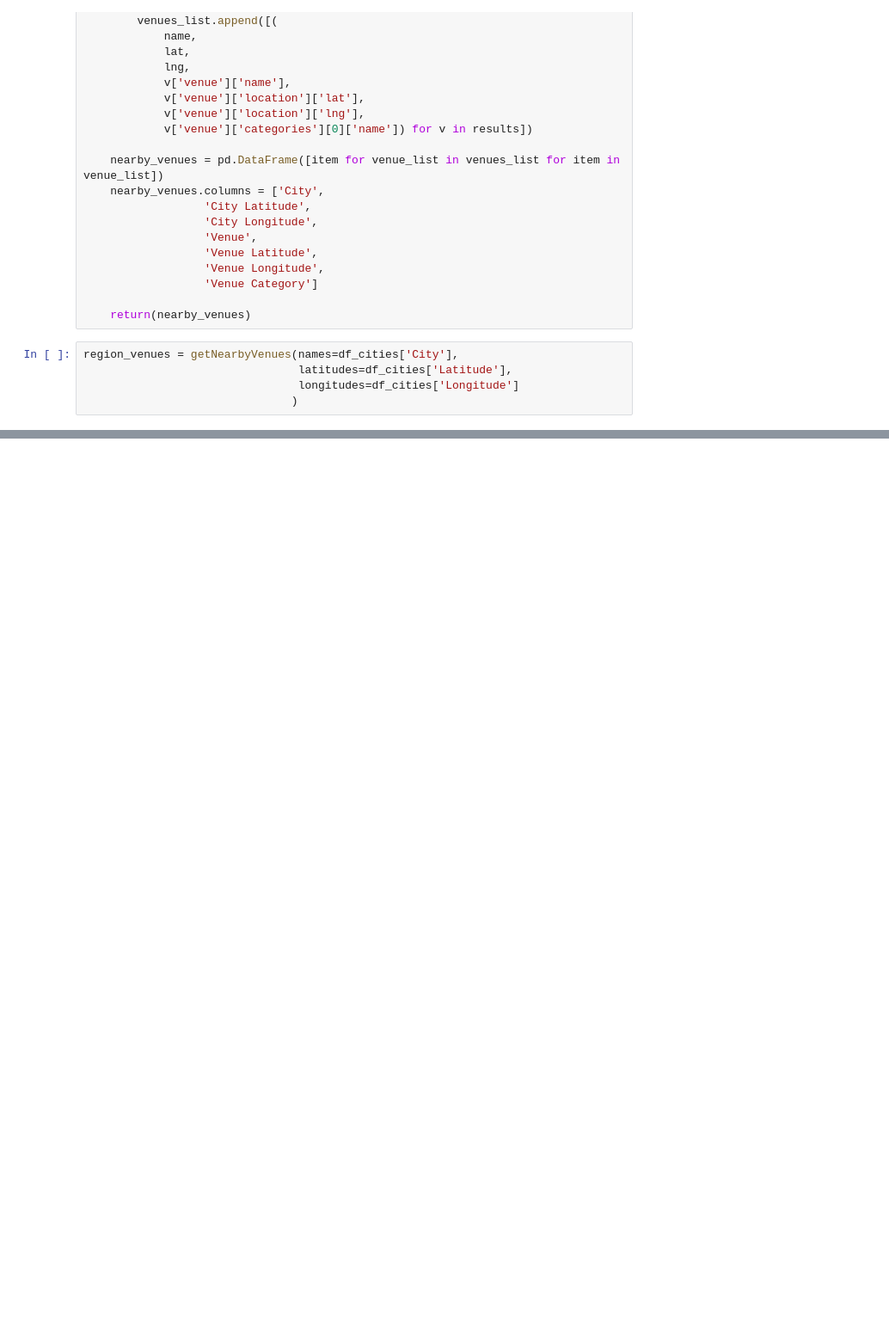
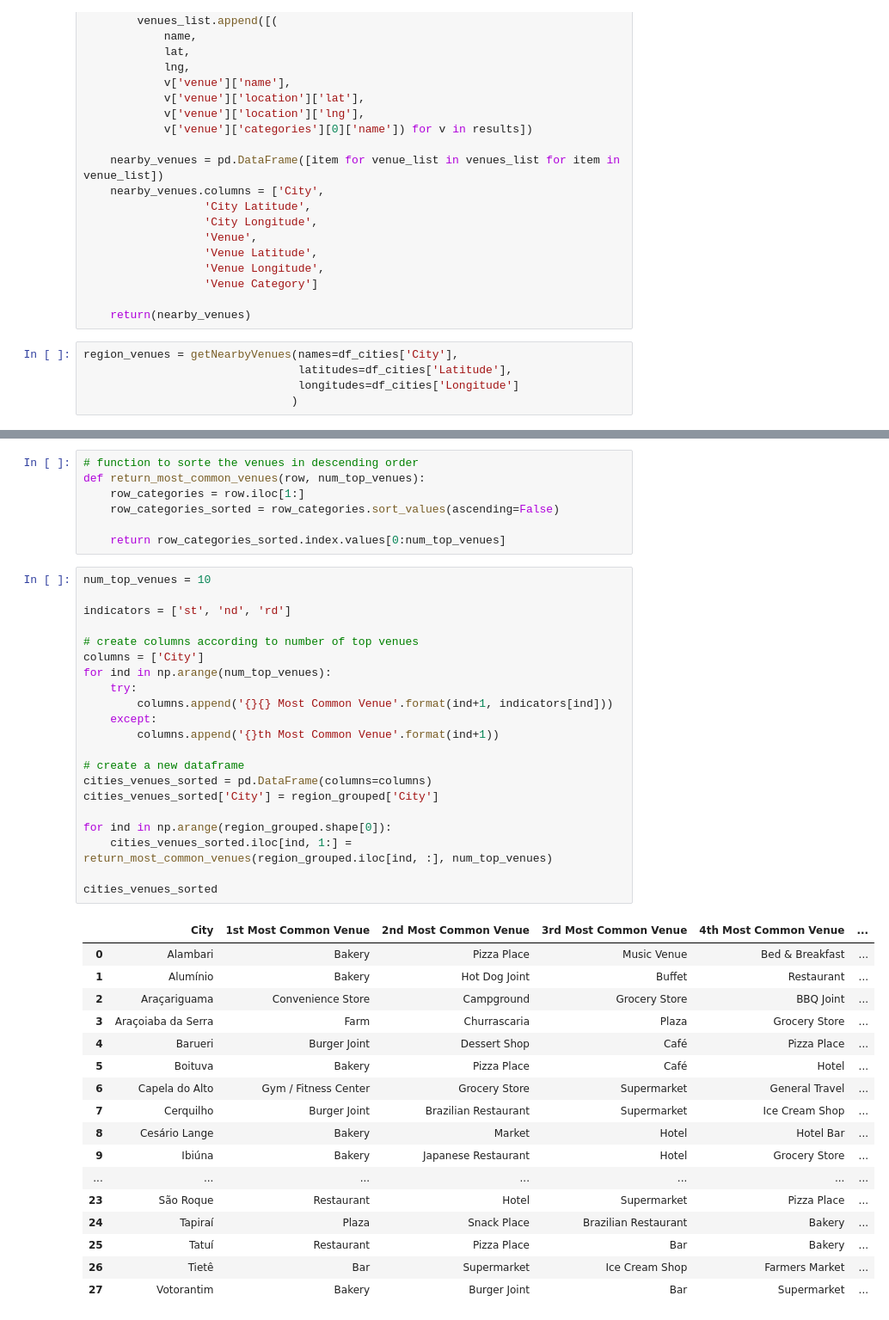
Before and after one commit to flyfun268/Coursera_Capstone, a Jupyter notebook: Similar cities to Barueri in Sorocaba region.ipynb, the cells around one changed output, grey strips where cells are left out. Shown: that part at 86% size. Drawn from its saved outputs; the diff is of its cells as text; blank space fills up the shorter version.

```diff
--- a/Similar cities to Barueri in Sorocaba region.ipynb
+++ b/Similar cities to Barueri in Sorocaba region.ipynb
@@ -411,3 +411,49 @@ region_grouped
+# %%
+# function to sorte the venues in descending order
+def return_most_common_venues(row, num_top_venues):
+    row_categories = row.iloc[1:]
+    row_categories_sorted = row_categories.sort_values(ascending=False)
+
+    return row_categories_sorted.index.values[0:num_top_venues]
+# %%
+num_top_venues = 10
+
+indicators = ['st', 'nd', 'rd']
+
+# create columns according to number of top venues
+columns = ['City']
+for ind in np.arange(num_top_venues):
+    try:
+        columns.append('{}{} Most Common Venue'.format(ind+1, indicators[ind]))
+    except:
+        columns.append('{}th Most Common Venue'.format(ind+1))
+
+# create a new dataframe
+cities_venues_sorted = pd.DataFrame(columns=columns)
+cities_venues_sorted['City'] = region_grouped['City']
+
+for ind in np.arange(region_grouped.shape[0]):
+    cities_venues_sorted.iloc[ind, 1:] = return_most_common_venues(region_grouped.iloc[ind, :], num_top_venues)
+
+cities_venues_sorted
+# %% [output]
+|  | City | 1st Most Common Venue | 2nd Most Common Venue | 3rd Most Common Venue | 4th Most Common Venue | ... |
+| 0 | Alambari | Bakery | Pizza Place | Music Venue | Bed & Breakfast | ... |
+| 1 | Alumínio | Bakery | Hot Dog Joint | Buffet | Restaurant | ... |
+| 2 | Araçariguama | Convenience Store | Campground | Grocery Store | BBQ Joint | ... |
+| 3 | Araçoiaba da Serra | Farm | Churrascaria | Plaza | Grocery Store | ... |
+| 4 | Barueri | Burger Joint | Dessert Shop | Café | Pizza Place | ... |
+| 5 | Boituva | Bakery | Pizza Place | Café | Hotel | ... |
+| 6 | Capela do Alto | Gym / Fitness Center | Grocery Store | Supermarket | General Travel | ... |
+| 7 | Cerquilho | Burger Joint | Brazilian Restaurant | Supermarket | Ice Cream Shop | ... |
+| 8 | Cesário Lange | Bakery | Market | Hotel | Hotel Bar | ... |
+| 9 | Ibiúna | Bakery | Japanese Restaurant | Hotel | Grocery Store | ... |
+| ... | ... | ... | ... | ... | ... | ... |
+| 23 | São Roque | Restaurant | Hotel | Supermarket | Pizza Place | ... |
+| 24 | Tapiraí | Plaza | Snack Place | Brazilian Restaurant | Bakery | ... |
+| 25 | Tatuí | Restaurant | Pizza Place | Bar | Bakery | ... |
+| 26 | Tietê | Bar | Supermarket | Ice Cream Shop | Farmers Market | ... |
+| 27 | Votorantim | Bakery | Burger Joint | Bar | Supermarket | ... |
 # %%
 #inserting the other information to DF
 region_grouped['Area'] = df_cities['Area']
```
Also changed, not shown: parts of 11 cells of this notebook.
